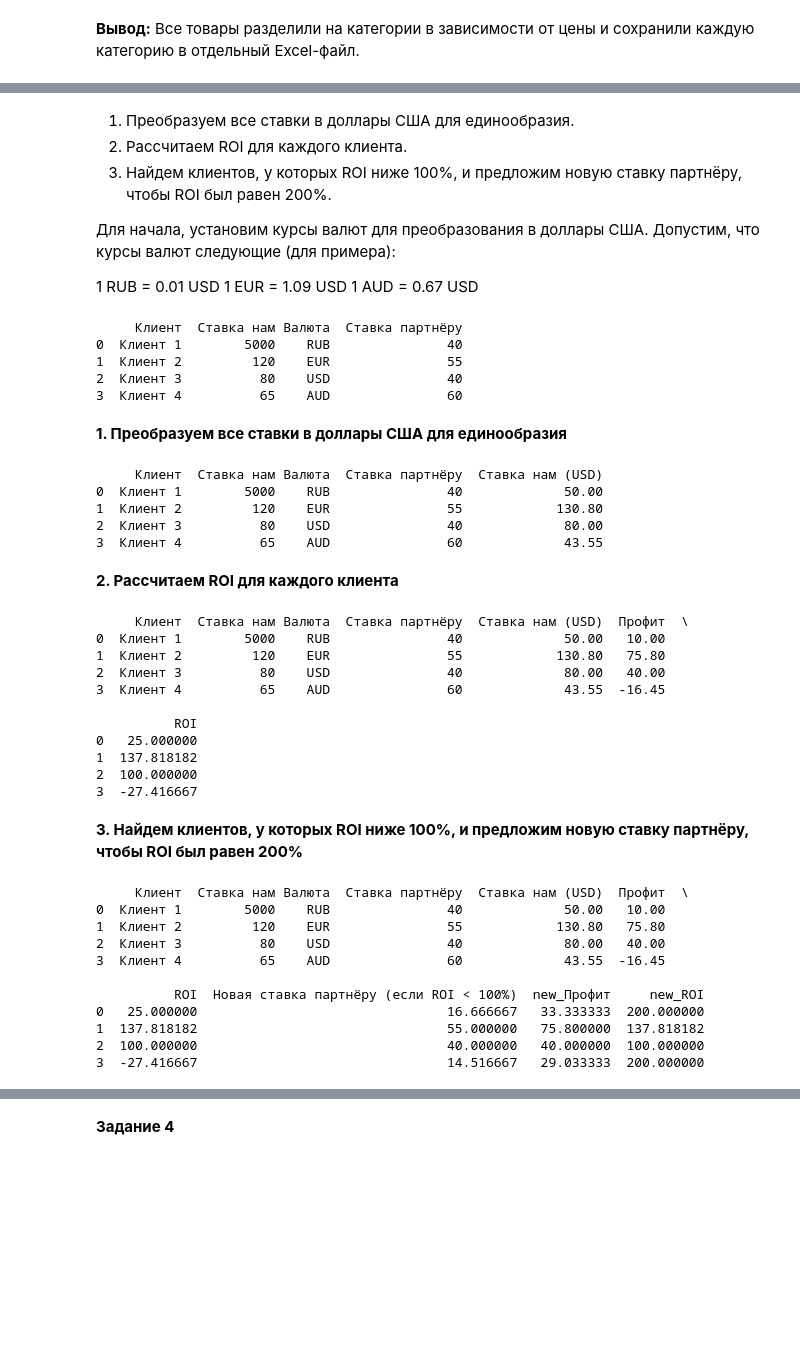
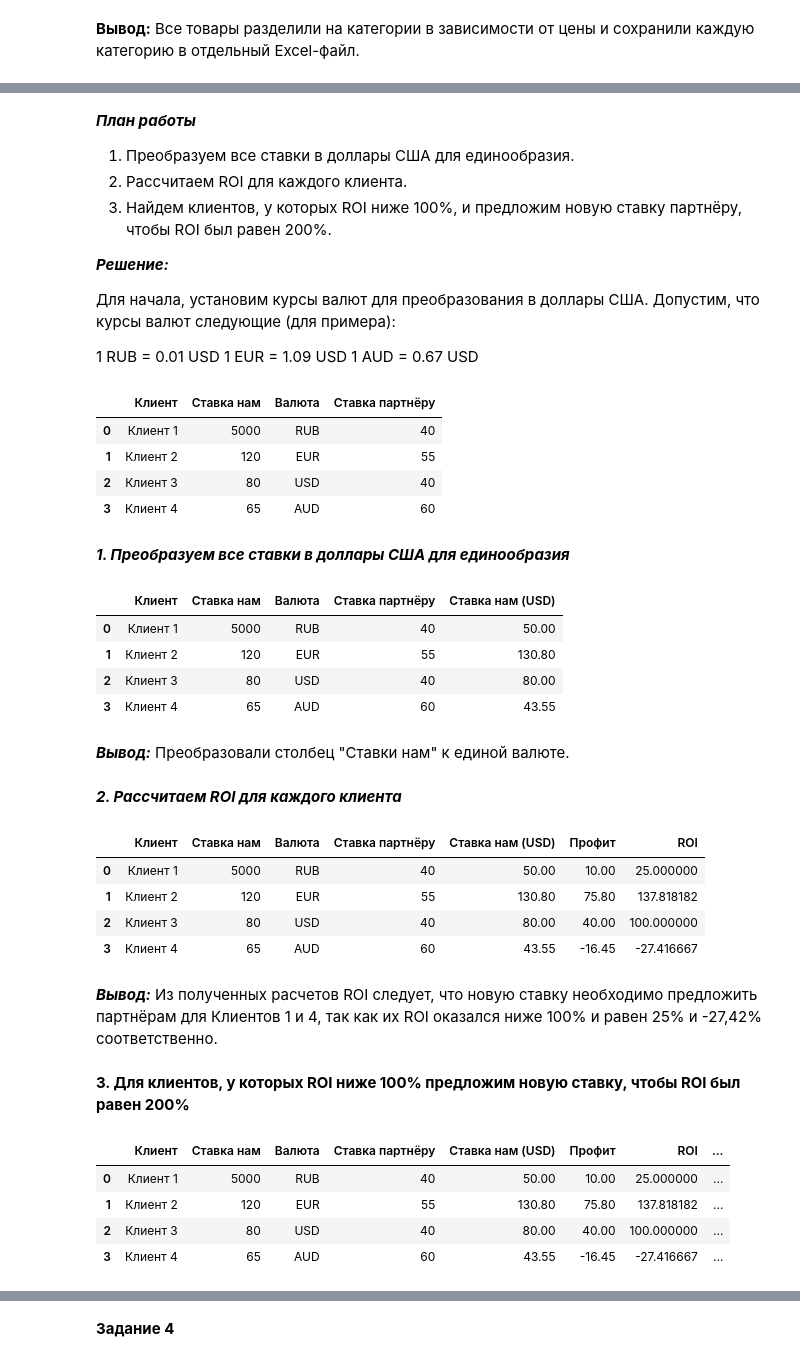
Before and after one commit to NaviKZ/Task_for_junior_position, a Jupyter notebook: Task_for_junior_position.ipynb, the cells around one changed output, grey strips where cells are left out. Saved outputs shown, nothing was run; the diff lists cells and outputs as text; code cells hidden in the pictures; blank space fills up the shorter version.

```diff
--- a/Task_for_junior_position.ipynb
+++ b/Task_for_junior_position.ipynb
@@ -184,7 +157,10 @@ print(expensive_read)
 # %% [markdown]
+_**План работы**_
 1. Преобразуем все ставки в доллары США для единообразия.
 2. Рассчитаем ROI для каждого клиента.
 3. Найдем клиентов, у которых ROI ниже 100%, и предложим новую ставку партнёру, чтобы ROI был равен 200%.
+
+_**Решение:**_
 
 Для начала, установим курсы валют для преобразования в доллары США. Допустим, что курсы валют следующие (для примера):
 
@@ -193,6 +169,7 @@ print(expensive_read)
 1 AUD = 0.67 USD
 # %%
 import pandas as pd
+from IPython.display import display, Markdown
 
 # Укажем путь к вашему Excel файлу
 file_path = 'Тест на джуна.xlsx'
@@ -207,15 +184,15 @@ usecols = 'A:D'  # диапазон столбцов
 df_task_3 = pd.read_excel(file_path, sheet_name=sheet_name, skiprows=start_row, nrows=nrows, usecols=usecols)
 
 # Выведим DataFrame на экран
-print(df_task_3)
+display(df_task_3)
 # %% [output]
-     Клиент  Ставка нам Валюта  Ставка партнёру
-0  Клиент 1        5000    RUB               40
-1  Клиент 2         120    EUR               55
-2  Клиент 3          80    USD               40
-3  Клиент 4          65    AUD               60
+|  | Клиент | Ставка нам | Валюта | Ставка партнёру |
+| 0 | Клиент 1 | 5000 | RUB | 40 |
+| 1 | Клиент 2 | 120 | EUR | 55 |
+| 2 | Клиент 3 | 80 | USD | 40 |
+| 3 | Клиент 4 | 65 | AUD | 60 |
 # %% [markdown]
-**1. Преобразуем все ставки в доллары США для единообразия**
+_**1. Преобразуем все ставки в доллары США для единообразия**_
 # %%
 import pandas as pd
 
@@ -243,55 +220,47 @@ exchange_rates = {
 df_task_3['Ставка нам (USD)'] = df_task_3.apply(lambda row: row['Ставка нам'] * exchange_rates[row['Валюта']], axis=1)
 
 # Вывод DataFrame на экран для проверки
-print(df_task_3)
+display(df_task_3)
 # %% [output]
-     Клиент  Ставка нам Валюта  Ставка партнёру  Ставка нам (USD)
-0  Клиент 1        5000    RUB               40             50.00
-1  Клиент 2         120    EUR               55            130.80
-2  Клиент 3          80    USD               40             80.00
-3  Клиент 4          65    AUD               60             43.55
+|  | Клиент | Ставка нам | Валюта | Ставка партнёру | Ставка нам (USD) |
+| 0 | Клиент 1 | 5000 | RUB | 40 | 50.00 |
+| 1 | Клиент 2 | 120 | EUR | 55 | 130.80 |
+| 2 | Клиент 3 | 80 | USD | 40 | 80.00 |
+| 3 | Клиент 4 | 65 | AUD | 60 | 43.55 |
+# %% [markdown]
+_**Вывод:**_ Преобразовали столбец "Ставки нам" к единой валюте.
 # %% [markdown]
-**2. Рассчитаем ROI для каждого клиента**
+_**2. Рассчитаем ROI для каждого клиента**_
 # %%
 # Рассчет профита и ROI
 df_task_3['Профит'] = df_task_3['Ставка нам (USD)'] - df_task_3['Ставка партнёру']
 df_task_3['ROI'] = (df_task_3['Профит'] / df_task_3['Ставка партнёру']) * 100
 
 # Вывод DataFrame на экран для проверки
-print(df_task_3)
+display(df_task_3)
 # %% [output]
-     Клиент  Ставка нам Валюта  Ставка партнёру  Ставка нам (USD)  Профит  \
-0  Клиент 1        5000    RUB               40             50.00   10.00
-1  Клиент 2         120    EUR               55            130.80   75.80
-2  Клиент 3          80    USD               40             80.00   40.00
-3  Клиент 4          65    AUD               60             43.55  -16.45
-
-          ROI
-0   25.000000
-1  137.818182
-2  100.000000
-3  -27.416667
+|  | Клиент | Ставка нам | Валюта | Ставка партнёру | Ставка нам (USD) | Профит | ROI |
+| 0 | Клиент 1 | 5000 | RUB | 40 | 50.00 | 10.00 | 25.000000 |
+| 1 | Клиент 2 | 120 | EUR | 55 | 130.80 | 75.80 | 137.818182 |
+| 2 | Клиент 3 | 80 | USD | 40 | 80.00 | 40.00 | 100.000000 |
+| 3 | Клиент 4 | 65 | AUD | 60 | 43.55 | -16.45 | -27.416667 |
+# %% [markdown]
+_**Вывод:**_ Из полученных расчетов ROI следует, что новую ставку необходимо предложить партнёрам для Клиентов 1 и 4, так как их ROI оказался ниже 100% и равен 25% и -27,42% соответственно.
 # %% [markdown]
-**3. Найдем клиентов, у которых ROI ниже 100%, и предложим новую ставку партнёру, чтобы ROI был равен 200%**
+**3. Для клиентов, у которых ROI ниже 100% предложим новую ставку, чтобы ROI был равен 200%**
 # %%
 # Рассчет новой ставки партнёру для достижения ROI 200%
 df_task_3['Новая ставка партнёру (если ROI < 100%)'] = df_task_3.apply(
     lambda row: row['Ставка нам (USD)'] / 3 if row['ROI'] < 100 else row['Ставка партнёру'],
     axis=1
 )
 df_task_3['new_Профит'] = df_task_3['Ставка нам (USD)'] - df_task_3['Новая ставка партнёру (если ROI < 100%)']
 df_task_3['new_ROI'] = (df_task_3['new_Профит'] / df_task_3['Новая ставка партнёру (если ROI < 100%)']) * 100
 # Вывод DataFrame на экран для проверки
-print(df_task_3)
+display(df_task_3)
 # %% [output]
-     Клиент  Ставка нам Валюта  Ставка партнёру  Ставка нам (USD)  Профит  \
-0  Клиент 1        5000    RUB               40             50.00   10.00
-1  Клиент 2         120    EUR               55            130.80   75.80
-2  Клиент 3          80    USD               40             80.00   40.00
-3  Клиент 4          65    AUD               60             43.55  -16.45
-
-          ROI  Новая ставка партнёру (если ROI < 100%)  new_Профит     new_ROI
-0   25.000000                                16.666667   33.333333  200.000000
-1  137.818182                                55.000000   75.800000  137.818182
-2  100.000000                                40.000000   40.000000  100.000000
-3  -27.416667                                14.516667   29.033333  200.000000
+|  | Клиент | Ставка нам | Валюта | Ставка партнёру | Ставка нам (USD) | Профит | ROI | ... |
+| 0 | Клиент 1 | 5000 | RUB | 40 | 50.00 | 10.00 | 25.000000 | ... |
+| 1 | Клиент 2 | 120 | EUR | 55 | 130.80 | 75.80 | 137.818182 | ... |
+| 2 | Клиент 3 | 80 | USD | 40 | 80.00 | 40.00 | 100.000000 | ... |
+| 3 | Клиент 4 | 65 | AUD | 60 | 43.55 | -16.45 | -27.416667 | ... |
```
Also changed, not shown: parts of 32 cells of this notebook.
